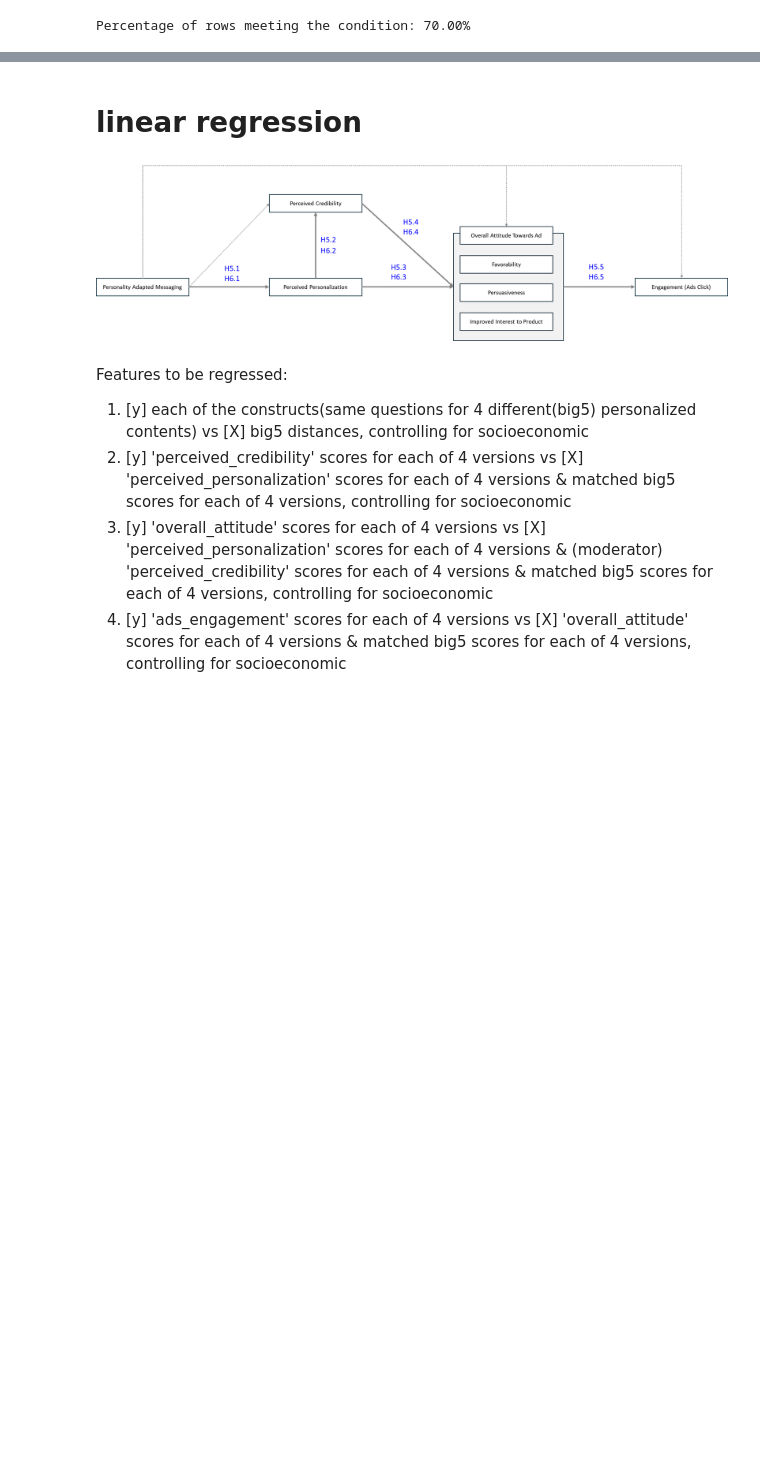
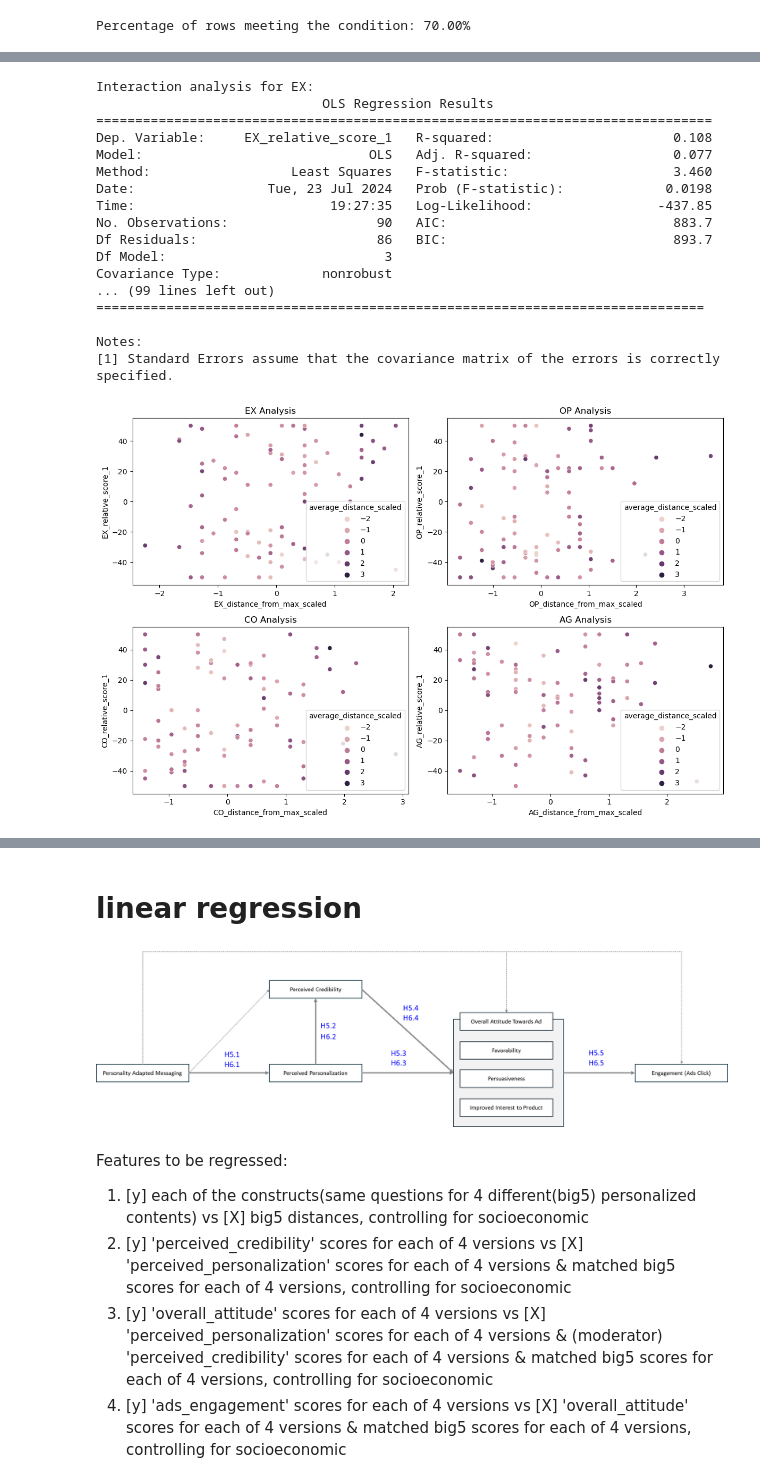
Before and after one commit to suharar/master_thesis, a Jupyter notebook: study3/notebooks/00_result_analysis/study_3_result_analysis.ipynb, the cells around one changed output, grey strips where cells are left out. Saved outputs shown, nothing was run; the diff lists cells and outputs as text; code cells hidden in the pictures; blank space fills up the shorter version.

```diff
--- a/study3/notebooks/00_result_analysis/study_3_result_analysis.ipynb
+++ b/study3/notebooks/00_result_analysis/study_3_result_analysis.ipynb
@@ -713,0 +910,8 @@ max                                             4.976762    3.394450e+09
+# %%
+# データの読み込み（既存のデータフレームを 'data' とします）
+data = merged_df
+
+# 1. 相対的選好スコアの作成
+for trait in ['EX', 'OP', 'CO', 'AG']:
+    for i in range(1, 7):
+        data[f'{trait}_relative_score_{i}'] = data[f'Ads_{trait}_{i}'] - 50
@@ -713,0 +1018,17 @@ max                                             4.976762    3.394450e+09
+# %%
+# 5. セグメント分析
+def create_segments(trait):
+    kmeans = KMeans(n_clusters=3, random_state=42)
+    data[f'{trait}_segment'] = kmeans.fit_predict(data[[f'{trait}_distance_from_max_scaled', 'average_distance_scaled']])
+
+for trait in ['EX', 'OP', 'CO', 'AG']:
+    create_segments(trait)
+
+def analyze_segments(trait):
+    model = smf.ols(f'{trait}_relative_score_1 ~ C({trait}_segment)', data=data)
+    results = model.fit()
+    print(f"\nSegment analysis for {trait}:")
+    print(results.summary())
+
+for trait in ['EX', 'OP', 'CO', 'AG']:
+    analyze_segments(trait)
@@ -713,0 +1053,39 @@ max                                             4.976762    3.394450e+09
+# %%
+# 6. 交互作用効果の分析
+def analyze_interactions(trait):
+    model = smf.ols(f'{trait}_relative_score_1 ~ {trait}_distance_from_max_scaled * average_distance_scaled', data=data)
+    results = model.fit()
+    print(f"\nInteraction analysis for {trait}:")
+    print(results.summary())
+
+for trait in ['EX', 'OP', 'CO', 'AG']:
+    analyze_interactions(trait)
+
+# 可視化
+plt.figure(figsize=(12, 8))
+for i, trait in enumerate(['EX', 'OP', 'CO', 'AG']):
+    plt.subplot(2, 2, i+1)
+    sns.scatterplot(x=f'{trait}_distance_from_max_scaled', y=f'{trait}_relative_score_1',
+                    hue='average_distance_scaled', data=data)
+    plt.title(f'{trait} Analysis')
+plt.tight_layout()
+plt.show()
+# %% [output]
+Interaction analysis for EX:
+                             OLS Regression Results
+===============================================================================
+Dep. Variable:     EX_relative_score_1   R-squared:                       0.108
+Model:                             OLS   Adj. R-squared:                  0.077
+Method:                  Least Squares   F-statistic:                     3.460
+Date:                 Tue, 23 Jul 2024   Prob (F-statistic):             0.0198
+Time:                         19:27:35   Log-Likelihood:                -437.85
+No. Observations:                   90   AIC:                             883.7
+Df Residuals:                       86   BIC:                             893.7
+Df Model:                            3
+Covariance Type:             nonrobust
+... (99 lines left out)
+==============================================================================
+
+Notes:
+[1] Standard Errors assume that the covariance matrix of the errors is correctly specified.
+[figure, added]
```
Also changed, not shown: parts of 19 cells of this notebook, 13 other files.
